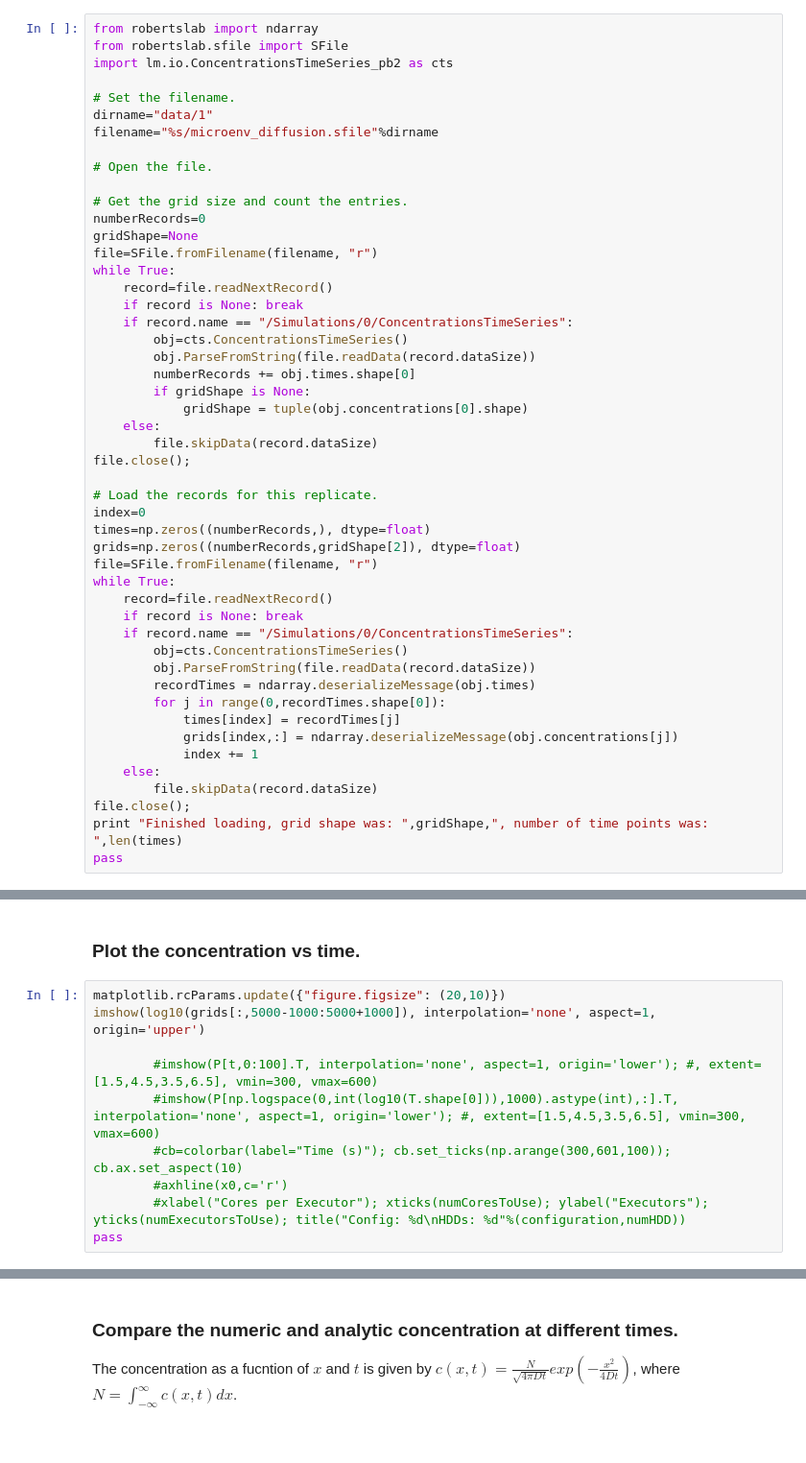
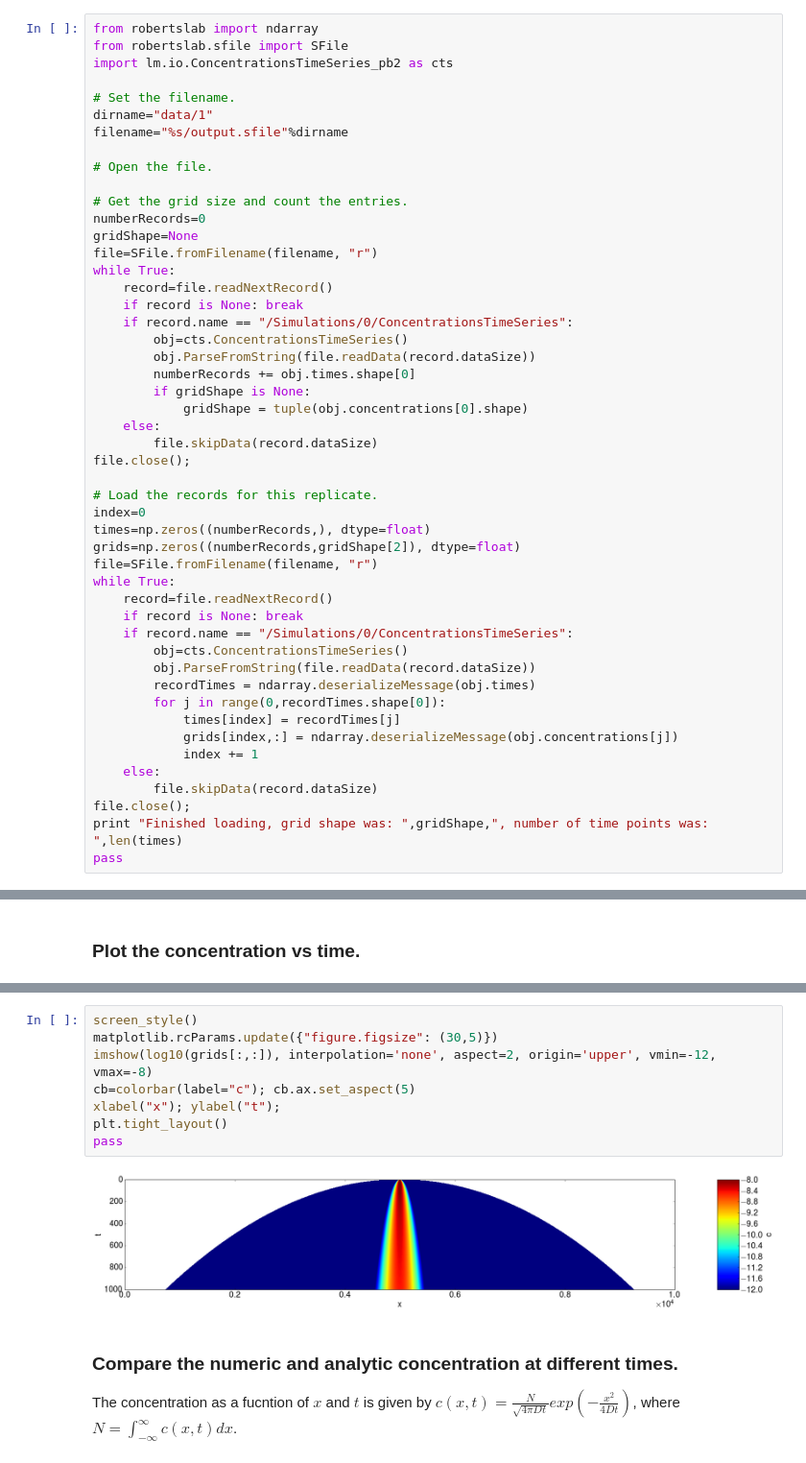
Before and after one commit to telamonian/lmes, a Jupyter notebook: regression/microenv_diffusion/analysis.ipynb, the cells around one changed output, grey strips where cells are left out. Shown at 96% size. Cells and saved outputs as stored; diff of their text form.

```diff
--- a/regression/microenv_diffusion/analysis.ipynb
+++ b/regression/microenv_diffusion/analysis.ipynb
@@ -73,7 +112,7 @@ import lm.io.ConcentrationsTimeSeries_pb2 as cts
 
 # Set the filename.
 dirname="data/1"
-filename="%s/microenv_diffusion.sfile"%dirname
+filename="%s/output.sfile"%dirname
 
 # Open the file.
 
@@ -119,13 +158,3 @@ pass
 Finished loading, grid shape was:  (1, 1, 10000) , number of time points was:  1001
 # %% [markdown]
 ### Plot the concentration vs time.
-# %%
-matplotlib.rcParams.update({"figure.figsize": (20,10)})
-imshow(log10(grids[:,5000-1000:5000+1000]), interpolation='none', aspect=1, origin='upper')
-
-        #imshow(P[t,0:100].T, interpolation='none', aspect=1, origin='lower'); #, extent=[1.5,4.5,3.5,6.5], vmin=300, vmax=600)
-        #imshow(P[np.logspace(0,int(log10(T.shape[0])),1000).astype(int),:].T, interpolation='none', aspect=1, origin='lower'); #, extent=[1.5,4.5,3.5,6.5], vmin=300, vmax=600)
-        #cb=colorbar(label="Time (s)"); cb.set_ticks(np.arange(300,601,100)); cb.ax.set_aspect(10)
-        #axhline(x0,c='r')
-        #xlabel("Cores per Executor"); xticks(numCoresToUse); ylabel("Executors"); yticks(numExecutorsToUse); title("Config: %d\nHDDs: %d"%(configuration,numHDD))
-pass
@@ -134,3 +161,13 @@ pass
+# %%
+screen_style()
+matplotlib.rcParams.update({"figure.figsize": (30,5)})
+imshow(log10(grids[:,:]), interpolation='none', aspect=2, origin='upper', vmin=-12, vmax=-8)
+cb=colorbar(label="c"); cb.ax.set_aspect(5)
+xlabel("x"); ylabel("t");
+plt.tight_layout()
+pass
+# %% [output]
+[figure, added]
 # %% [markdown]
 ### Compare the numeric and analytic concentration at different times.
 The concentration as a fucntion of $x$ and $t$ is given by $c(x,t) = \frac{N}{\sqrt{4{\pi}Dt}} exp(-\frac{x^2}{4Dt})$, where $N=\int_{-\infty}^{\infty}c(x,t)dx$.
```
Also changed, not shown: parts of 11 cells of this notebook, 6 other files.
